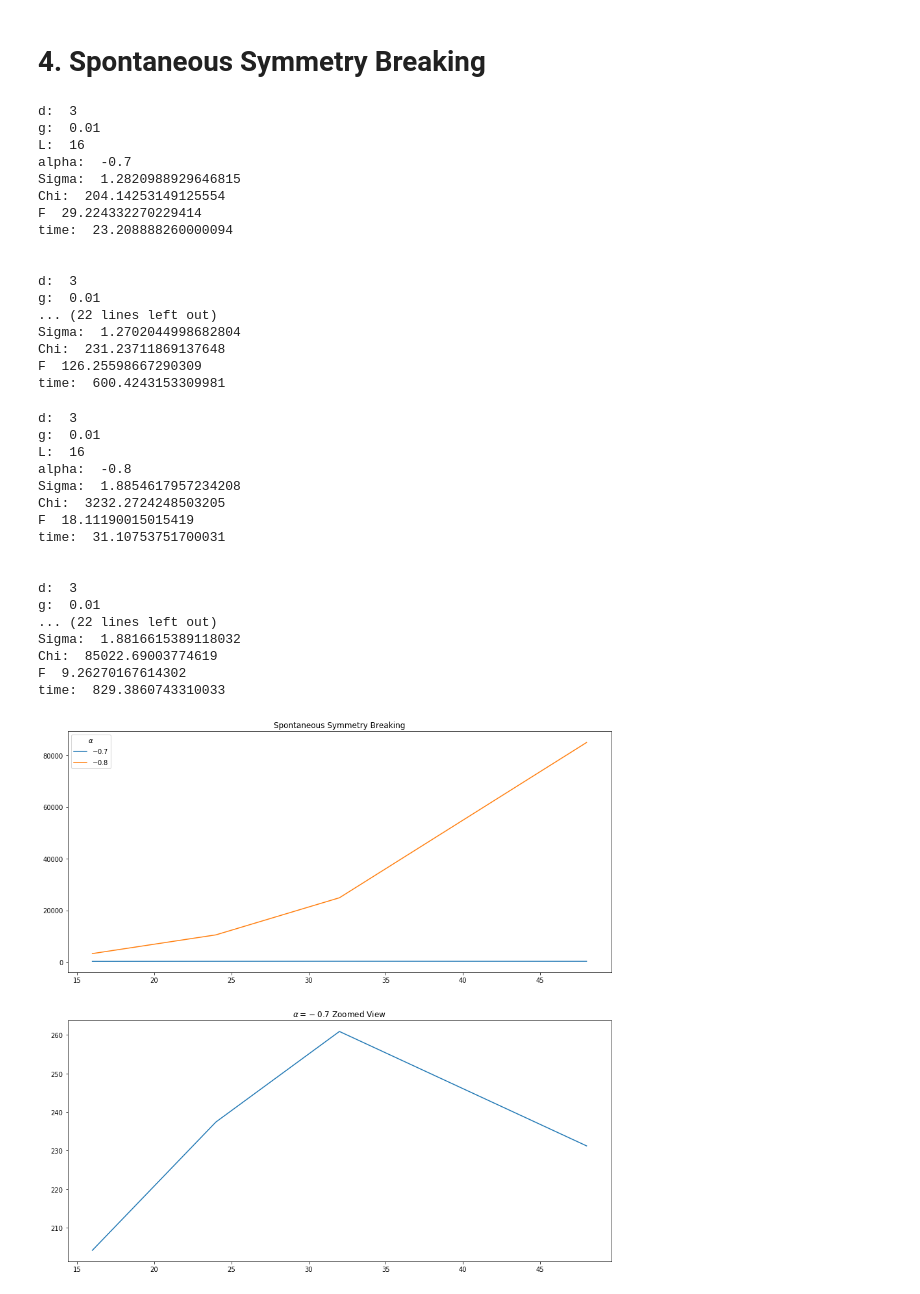
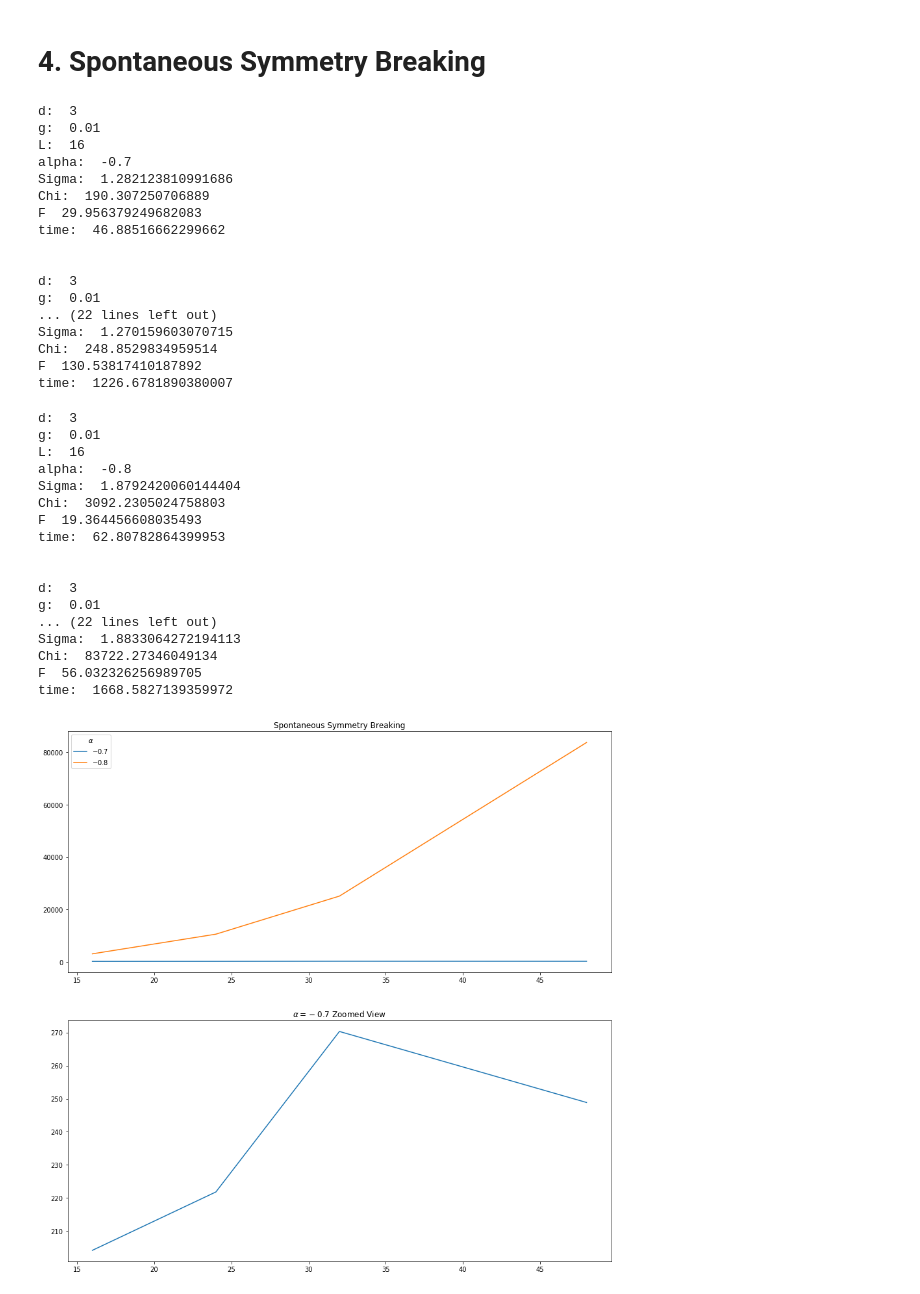
Before and after one commit to farice/QFT-Final-Project, a Jupyter notebook: project1.ipynb, the cells around one changed output. Drawn from its saved outputs; the diff is of its cells as text; code cells hidden in the pictures.

```diff
--- a/project1.ipynb
+++ b/project1.ipynb
@@ -866,7 +880,7 @@ f_0:  0.8849815189538857 alpha_c:  -0.918765189945667
 # %% [markdown]
 # 4. Spontaneous Symmetry Breaking
 # %%
-N = 5000
+N = 10000
 d = 3
 g = 0.01
 alpha = -0.7
@@ -899,21 +913,21 @@ d:  3
 g:  0.01
 L:  16
 alpha:  -0.7
-Sigma:  1.2820988929646815
-Chi:  204.14253149125554
-F  29.224332270229414
-time:  23.208888260000094
+Sigma:  1.282123810991686
+Chi:  190.307250706889
+F  29.956379249682083
+time:  46.88516662299662
 
 
 d:  3
 g:  0.01
 ... (22 lines left out)
-Sigma:  1.2702044998682804
-Chi:  231.23711869137648
-F  126.25598667290309
-time:  600.4243153309981
+Sigma:  1.270159603070715
+Chi:  248.8529834959514
+F  130.53817410187892
+time:  1226.6781890380007
 # %%
-N = 5000
+N = 10000
 d = 3
 g = 0.01
 alpha = -0.8
@@ -946,22 +960,20 @@ d:  3
 g:  0.01
 L:  16
 alpha:  -0.8
-Sigma:  1.8854617957234208
-Chi:  3232.2724248503205
-F  18.11190015015419
-time:  31.10753751700031
+Sigma:  1.8792420060144404
+Chi:  3092.2305024758803
+F  19.364456608035493
+time:  62.80782864399953
 
 
 d:  3
 g:  0.01
 ... (22 lines left out)
-Sigma:  1.8816615389118032
-Chi:  85022.69003774619
-F  9.26270167614302
-time:  829.3860743310033
+Sigma:  1.8833064272194113
+Chi:  83722.27346049134
+F  56.032326256989705
+time:  1668.5827139359972
 # %%
-from mpl_toolkits.axes_grid1.inset_locator import inset_axes
-
 figsize = (20, 20)
 plt.figure(figsize = (15, 15))
 
@@ -969,34 +981,34 @@ plt.xlabel("L")
 plt.ylabel("Chi")
 
 Ls = [16, 24, 32, 48]
-chi1s = [204.14253149125554, 237.4132924253314, 260.89720733719713, 231.23711869137648]
-chi2s = [3232.2724248503205, 10489.62276926511, 24865.013837631705, 85022.69003774619]
+chi1s = [204.14253149125554, 221.7967841030096, 270.3295101568825, 248.8529834959514]
+chi2s = [3092.2305024758803, 10599.547630350364, 25127.322233589934, 83722.27346049134]
 
 plt.subplot(2, 1, 1)
 
 plt.title("Spontaneous Symmetry Breaking")
 
 plt.plot(
     Ls,
     chi1s,
     label=r'$-0.7$'
         )
 
 plt.plot(
     Ls,
     chi2s,
     label=r'$-0.8$'
         )
 
 plt.legend(title=r'$\alpha$')
 
 plt.subplot(2, 1, 2)
 plt.title(r'$\alpha=-0.7$ Zoomed View')
 plt.plot(
     Ls,
     chi1s
 )
 
 plt.show()
 # %% [output]
-[figure, old version]
+[figure, new version]
```
Also changed, not shown: parts of 12 cells of this notebook.
